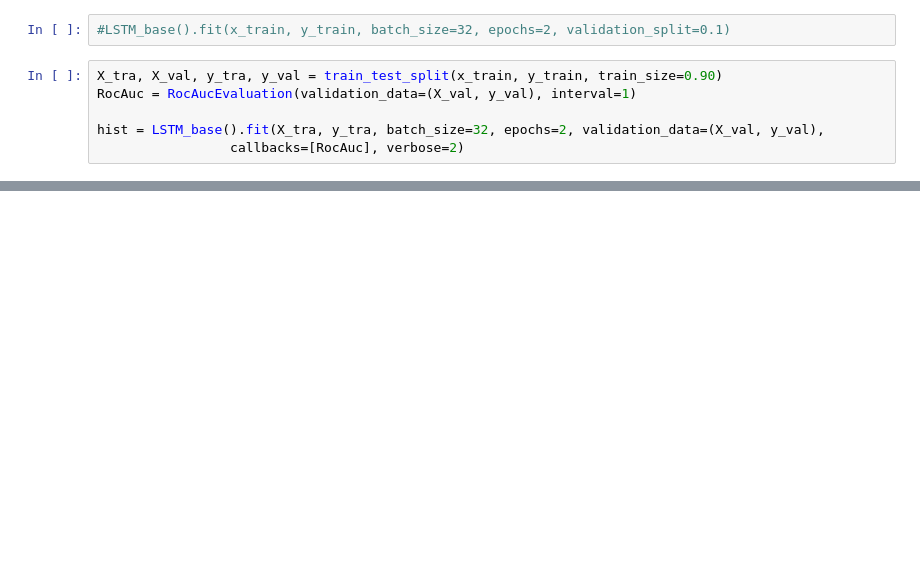
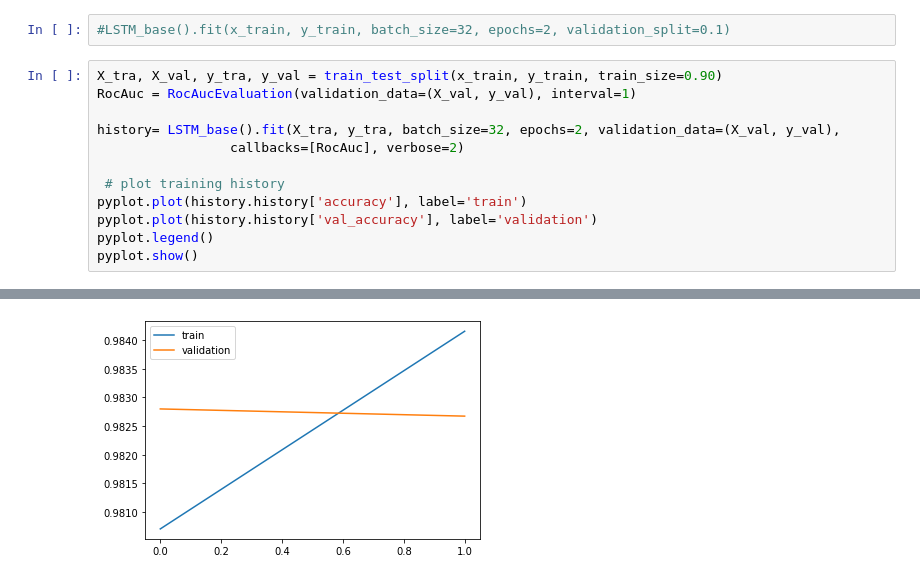
Before and after one commit to jaydebsarker/toxic_code_review_tool, a Jupyter notebook: LSTM_BASELINE_kaggle.ipynb, the cells around one changed output, grey strips where cells are left out. Cells and saved outputs as stored; diff of their text form; blank space fills up the shorter version.

```diff
--- a/LSTM_BASELINE_kaggle.ipynb
+++ b/LSTM_BASELINE_kaggle.ipynb
@@ -162,6 +163,12 @@ plot_model(LSTM_base(), to_file='LSTM_plot.png', show_shapes=True, show_layer_na
 X_tra, X_val, y_tra, y_val = train_test_split(x_train, y_train, train_size=0.90)
 RocAuc = RocAucEvaluation(validation_data=(X_val, y_val), interval=1)
 
-hist = LSTM_base().fit(X_tra, y_tra, batch_size=32, epochs=2, validation_data=(X_val, y_val),
+history= LSTM_base().fit(X_tra, y_tra, batch_size=32, epochs=2, validation_data=(X_val, y_val),
                  callbacks=[RocAuc], verbose=2)
+
+ # plot training history
+pyplot.plot(history.history['accuracy'], label='train')
+pyplot.plot(history.history['val_accuracy'], label='validation')
+pyplot.legend()
+pyplot.show()
 # %% [output]
@@ -177,0 +187 @@ Epoch 2/2
+[figure, added]
```
Also changed, not shown: parts of 5 cells of this notebook, 2 other files.
